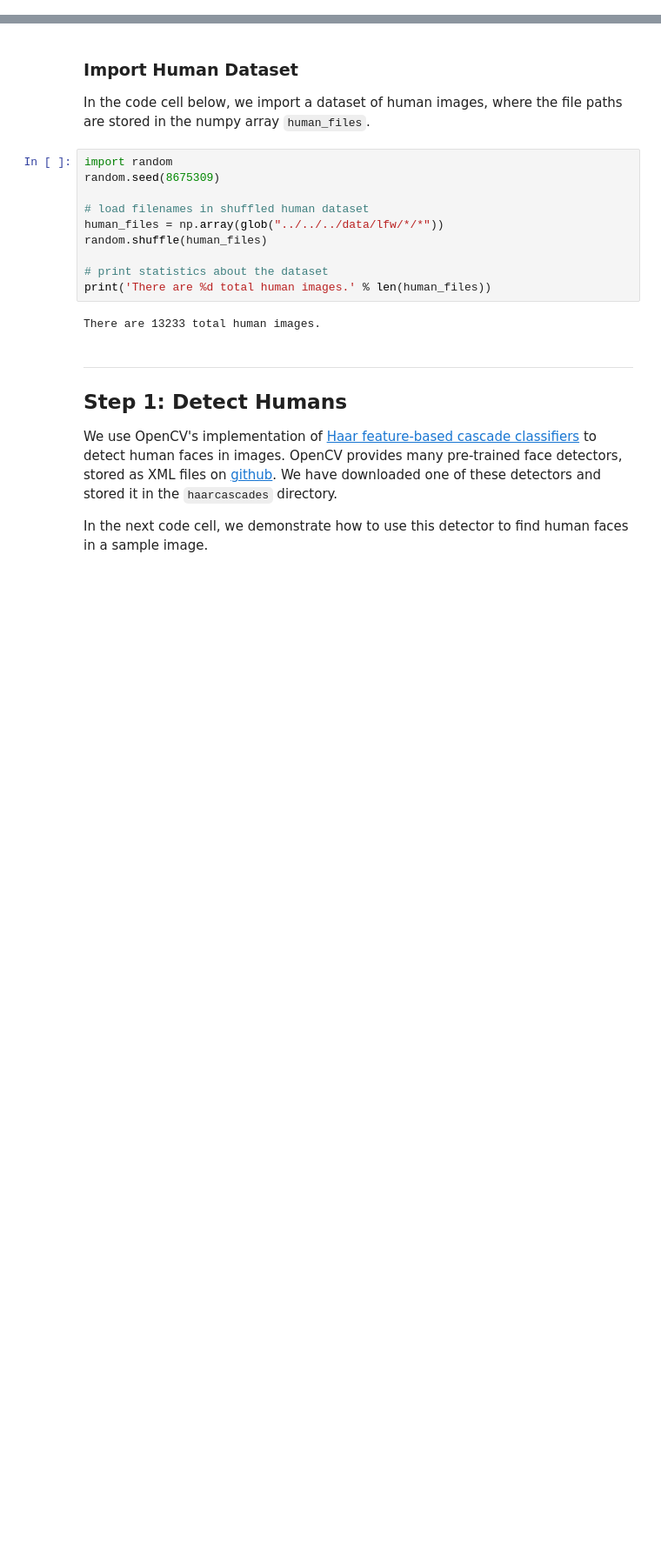
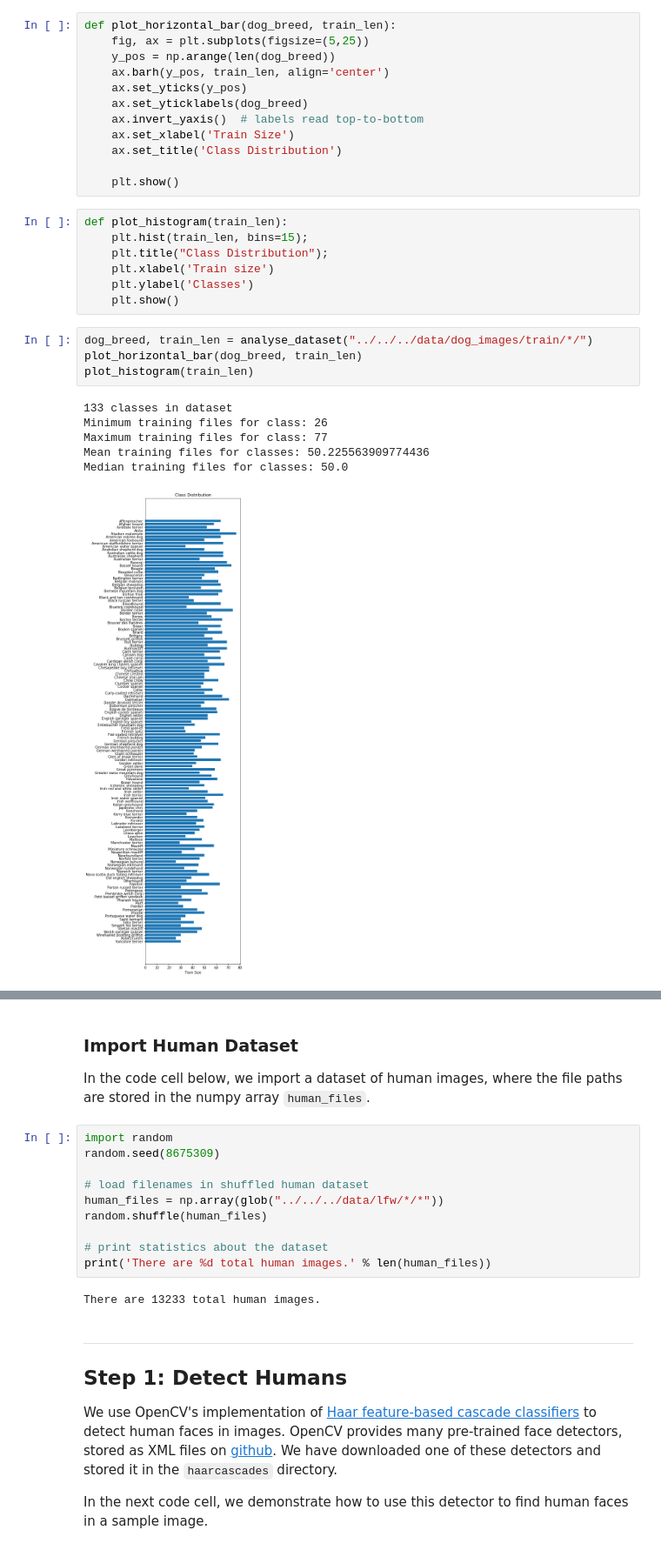
Before and after one commit to ddh4/dog-breed-classifier-app, a Jupyter notebook: jupyter_notebook/dog_app.ipynb, the cells around one changed output, grey strips where cells are left out. Shown at 87% size. Drawn from its saved outputs; the diff is of its cells as text; blank space fills up the shorter version.

```diff
--- a/jupyter_notebook/dog_app.ipynb
+++ b/jupyter_notebook/dog_app.ipynb
@@ -93,0 +121,30 @@ There are 836 test dog images.
+# %%
+def plot_horizontal_bar(dog_breed, train_len):
+    fig, ax = plt.subplots(figsize=(5,25))
+    y_pos = np.arange(len(dog_breed))
+    ax.barh(y_pos, train_len, align='center')
+    ax.set_yticks(y_pos)
+    ax.set_yticklabels(dog_breed)
+    ax.invert_yaxis()  # labels read top-to-bottom
+    ax.set_xlabel('Train Size')
+    ax.set_title('Class Distribution')
+
+    plt.show()
+# %%
+def plot_histogram(train_len):
+    plt.hist(train_len, bins=15);
+    plt.title("Class Distribution");
+    plt.xlabel('Train size')
+    plt.ylabel('Classes')
+    plt.show()
+# %%
+dog_breed, train_len = analyse_dataset("../../../data/dog_images/train/*/")
+plot_horizontal_bar(dog_breed, train_len)
+plot_histogram(train_len)
+# %% [output]
+133 classes in dataset
+Minimum training files for class: 26
+Maximum training files for class: 77
+Mean training files for classes: 50.225563909774436
+Median training files for classes: 50.0
+[figure, added]
```
Also changed, not shown: parts of 20 cells of this notebook.
